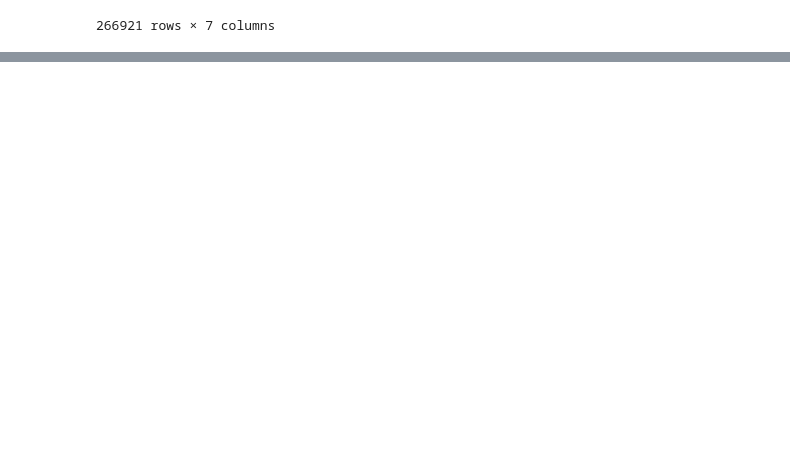
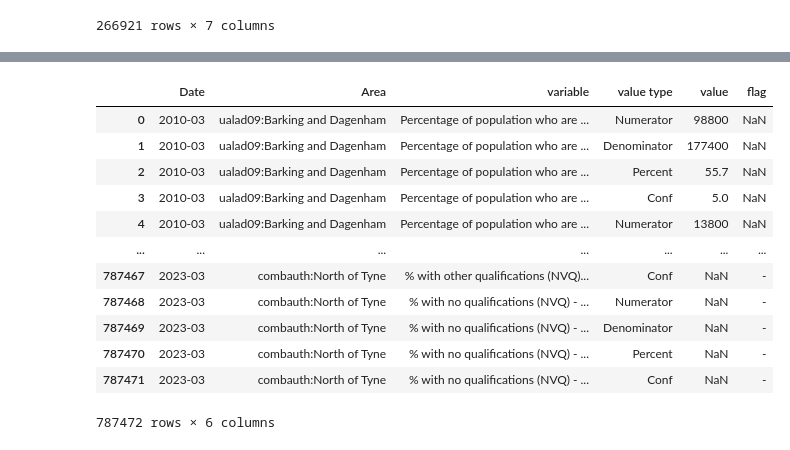
Before and after one commit to mlsystemdesignproject/neighbourhood-safety-prediction, a Jupyter notebook: notebooks/EDA_agg.ipynb, the cells around one changed output, grey strips where cells are left out. Cells and saved outputs as stored; diff of their text form; code cells hidden in the pictures; blank space fills up the shorter version.

Commit message:
EDA#13 - first expl. and transf. of NOMIS data, saving it to .csv

```diff
--- a/notebooks/EDA_agg.ipynb
+++ b/notebooks/EDA_agg.ipynb
@@ -197,0 +200,4 @@ data
+# %%
+nomis = pd.read_csv('../data/MPS/nomis_data.tsv', sep='\t')
+nomis = nomis.drop('Confidence', axis=1)
+nomis.info()
@@ -197,0 +237,28 @@ data
+# %%
+def transform_date(date_str):
+    date_range = date_str.split('-')
+    end_date = date_range[1].split(' ')
+
+    end_year = end_date[1]
+    end_month = end_date[0][:3]
+
+    transformed_date = f"{end_year}-{pd.to_datetime(end_month, format='%b').month:02d}"
+    return transformed_date
+
+nomis['Date'] = nomis['Date'].apply(transform_date)
+# %%
+nomis
+# %% [output]
+|  | Date | Area | variable | value type | value | flag |
+| 0 | 2010-03 | ualad09:Barking and Dagenham | Percentage of population who are ... | Numerator | 98800 | NaN |
+| 1 | 2010-03 | ualad09:Barking and Dagenham | Percentage of population who are ... | Denominator | 177400 | NaN |
+| 2 | 2010-03 | ualad09:Barking and Dagenham | Percentage of population who are ... | Percent | 55.7 | NaN |
+| 3 | 2010-03 | ualad09:Barking and Dagenham | Percentage of population who are ... | Conf | 5.0 | NaN |
+| 4 | 2010-03 | ualad09:Barking and Dagenham | Percentage of population who are ... | Numerator | 13800 | NaN |
+| ... | ... | ... | ... | ... | ... | ... |
+| 787467 | 2023-03 | combauth:North of Tyne | % with other qualifications (NVQ)... | Conf | NaN | - |
+| 787468 | 2023-03 | combauth:North of Tyne | % with no qualifications (NVQ) - ... | Numerator | NaN | - |
+| 787469 | 2023-03 | combauth:North of Tyne | % with no qualifications (NVQ) - ... | Denominator | NaN | - |
+| 787470 | 2023-03 | combauth:North of Tyne | % with no qualifications (NVQ) - ... | Percent | NaN | - |
+| 787471 | 2023-03 | combauth:North of Tyne | % with no qualifications (NVQ) - ... | Conf | NaN | - |
+787472 rows × 6 columns
```
Also changed, not shown: parts of 8 cells of this notebook, 1 other file.
